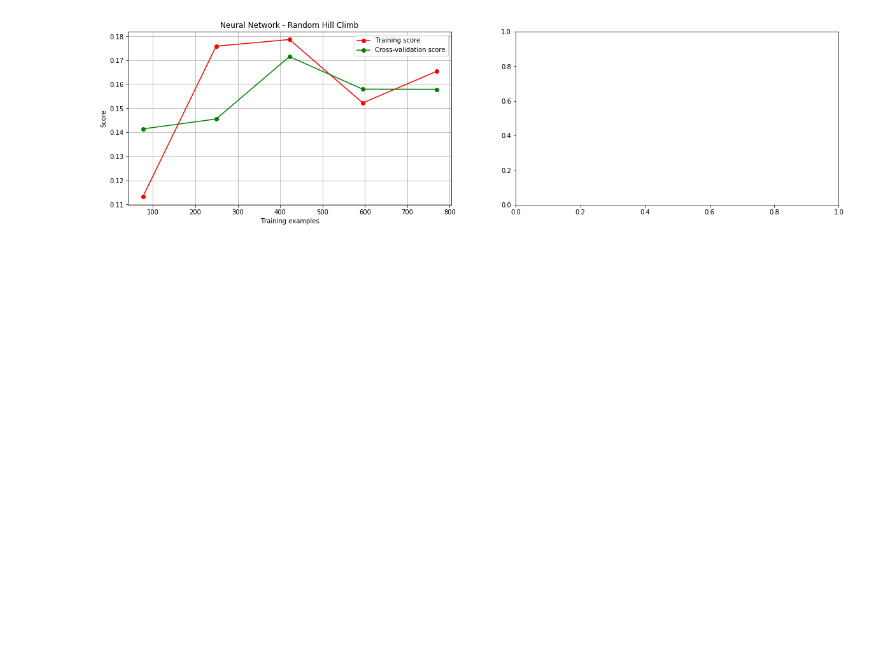
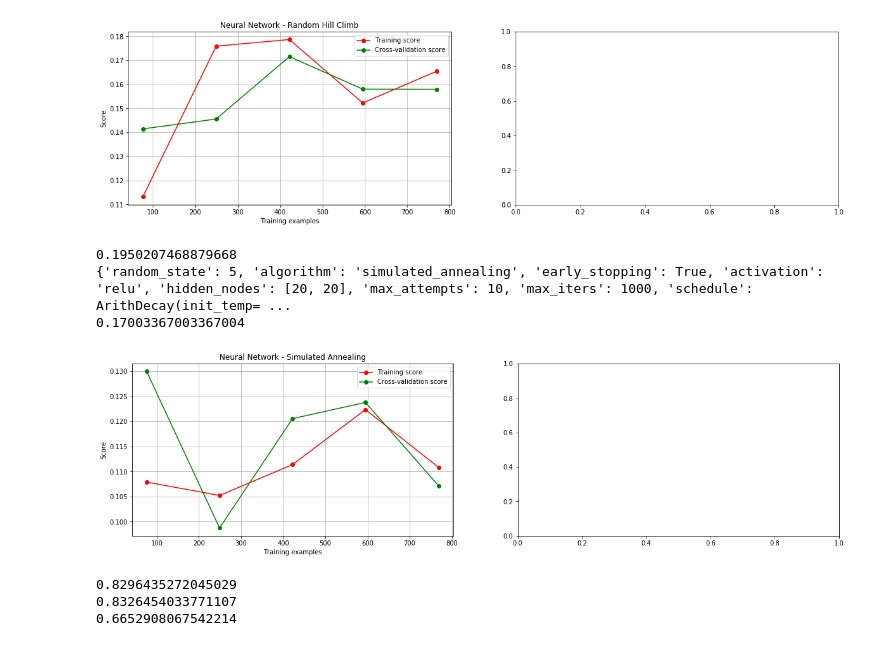
Before and after one commit to JonahCWilson/mla2, a Jupyter notebook: Assignment2.ipynb, the cells around one changed output. Cells and saved outputs as stored; diff of their text form; code cells hidden in the pictures; blank space fills up the shorter version.

```diff
--- a/Assignment2.ipynb
+++ b/Assignment2.ipynb
@@ -90,13 +90,14 @@ occTrainX, occValidX, occTrainY, occValidY = train_test_split(occupancyTrainX, o
 scaler = MinMaxScaler()
 one_hot = OneHotEncoder()
 
-# occTrainScaled = scaler.fit_transform(occTrainX)
+occTrainScaled = scaler.fit_transform(occTrainX)
 # occValidScaled = scaler.fit_transform(occValidX)
-# occTestScaled = scaler.transform(occTestX)
+occTestScaled = scaler.transform(occTestX)
 
-# occTrainHot = one_hot.fit_transform(occTrainY.reshape(-1,1)).todense()
+occTrainHot = one_hot.fit_transform(occTrainY.reshape(-1,1)).todense()
 # occValidHot = one_hot.fit_transform(occValidY.reshape(-1,1)).todense()
-# occTrainHot = one_hot.transform(occTestY.reshape(-1,1)).todense()
+occTestHot = one_hot.transform(occTestY.reshape(-1,1)).todense()
+
 X_train_scaled = scaler.fit_transform(trainDigitX)
 X_test_scaled = scaler.transform(testDigitX)
 X_valid_scaled = scaler.fit_transform(validDigitX)
@@ -1888,9 +1889,11 @@ for att in attempts:
 param_grid['max_attempts'] = best_att
 
 # Test over iterations
+my_iters = iters[:-1]
+my_iters.append(1000)
 best_iter = 0
 best_score = 0
-for i in iters:
+for i in my_iters:
     param_grid['max_iters'] = i
     nnga = NeuralNetwork(**param_grid)
     nnga.fit(trainX, trainY)
@@ -1913,30 +1916,85 @@ for sched in schedules:
     score = accuracy_score(y_pred, validY)
     if(score > best_score):
         best_score = score
         best_schedule = sched
 
 param_grid['schedule'] = sched
 
 # Test over learning rate
 best_rate = 0
 best_score = 0
 for i in mutation_probs:
     param_grid['learning_rate'] = i
     nnga = NeuralNetwork(**param_grid)
     nnga.fit(trainX, trainY)
     y_pred = nnga.predict(validX)
     score = accuracy_score(y_pred, validY)
     if(score > best_score):
         best_score = score
         best_rate = i
 
 param_grid['learning_rate'] = best_rate
 
 plot_learning_curve(nnga, "Neural Network - {}".format(title), trainX, trainY)
 
 print(best_score)
 print(param_grid)
 nnga = NeuralNetwork(**param_grid)
 nnga.fit(trainX, trainY)
 y_pred = nnga.predict(testX)
 print(accuracy_score(y_pred, testY))
+# %% [output]
+0.1950207468879668
+{'random_state': 5, 'algorithm': 'simulated_annealing', 'early_stopping': True, 'activation': 'relu', 'hidden_nodes': [20, 20], 'max_attempts': 10, 'max_iters': 1000, 'schedule': ArithDecay(init_temp= ...
+0.17003367003367004
+[figure, added]
+# %%
+# Neural Network - Simulated Annealing
+
+trainX = X_train_scaled
+trainY = y_train_hot
+validX = X_valid_scaled
+validY = y_valid_hot
+testX = X_test_scaled
+testY = y_test_hot
+
+title = "Simulated Annealing"
+
+# #Previous Final Neural Network
+# MLPClassifier(activation='relu', alpha=0.0001, batch_size='auto', beta_1=0.9,
+#               beta_2=0.999, early_stopping=True, epsilon=1e-08,
+#               hidden_layer_sizes=(2, 100), learning_rate='invscaling',
+#               learning_rate_init=0.001, max_fun=15000, max_iter=10000,
+#               momentum=0.9, n_iter_no_change=10, nesterovs_momentum=True,
+#               power_t=0.5, random_state=0, shuffle=True, solver='lbfgs',
+#               tol=0.0001, validation_fraction=0.1, verbose=False,
+#               warm_start=False)
+
+param_grid = {
+    'random_state': 5,
+    'algorithm': 'simulated_annealing',
+    'early_stopping': True,
+    'activation': 'relu',
+    'hidden_nodes': [20,20]
+}
+nnga = NeuralNetwork(**param_grid)
+
+nnga.fit(occTrainScaled, occTrainHot)
+y_pred = nnga.predict(occTestScaled)
+print(accuracy_score(y_pred, occTestHot))
+
+param_grid['algorithm'] = 'random_hill_climb'
+nnga = NeuralNetwork(**param_grid)
+nnga.fit(occTrainScaled, occTrainHot)
+y_pred = nnga.predict(occTestScaled)
+print(accuracy_score(y_pred, occTestHot))
+
+param_grid['algorithm'] = 'genetic_alg'
+nnga = NeuralNetwork(**param_grid)
+nnga.fit(occTrainScaled, occTrainHot)
+y_pred = nnga.predict(occTestScaled)
+print(accuracy_score(y_pred, occTestHot))
+# %% [output]
+0.8296435272045029
+0.8326454033771107
+0.6652908067542214
```
Also changed, not shown: 1 other file.
